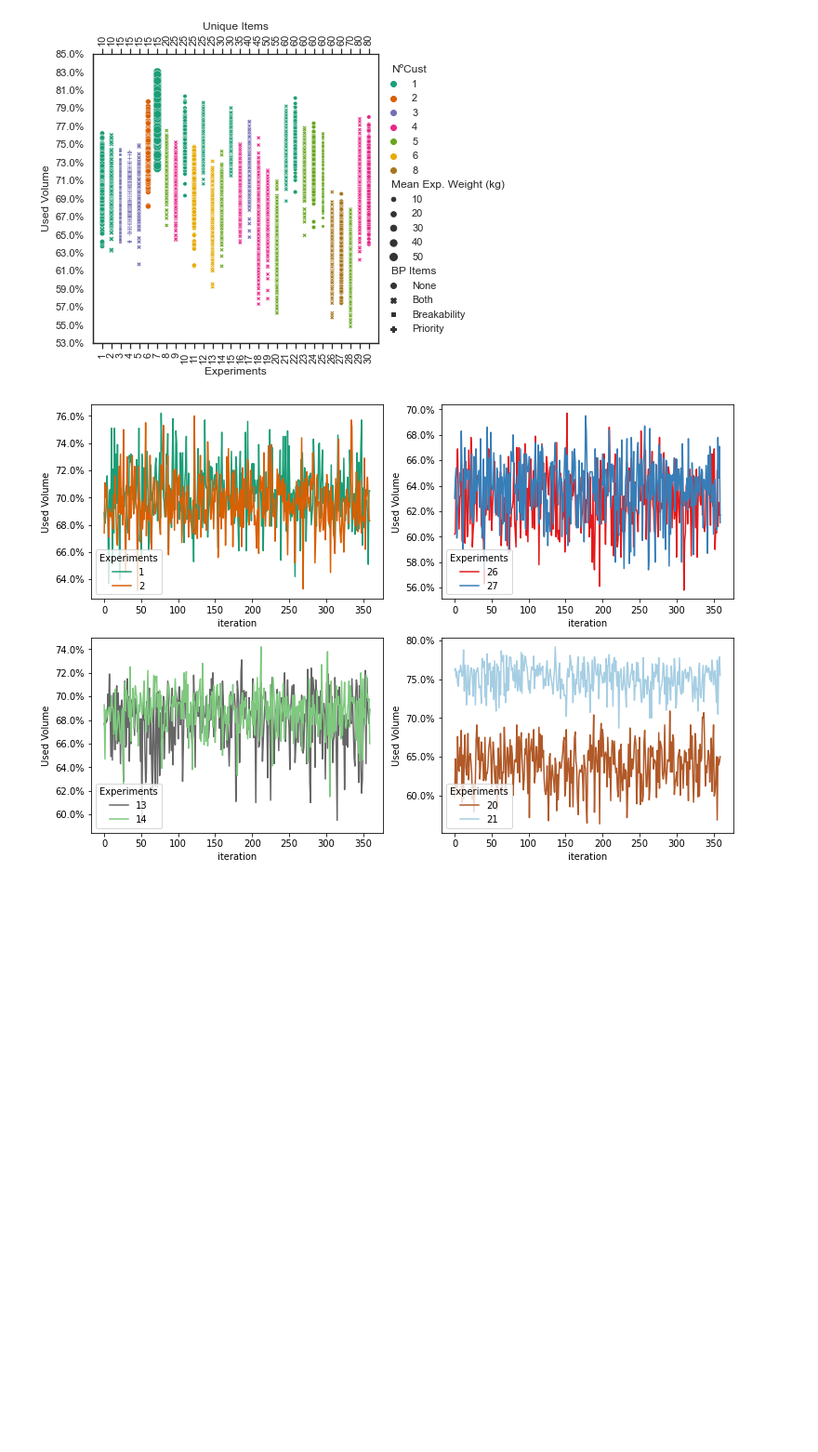
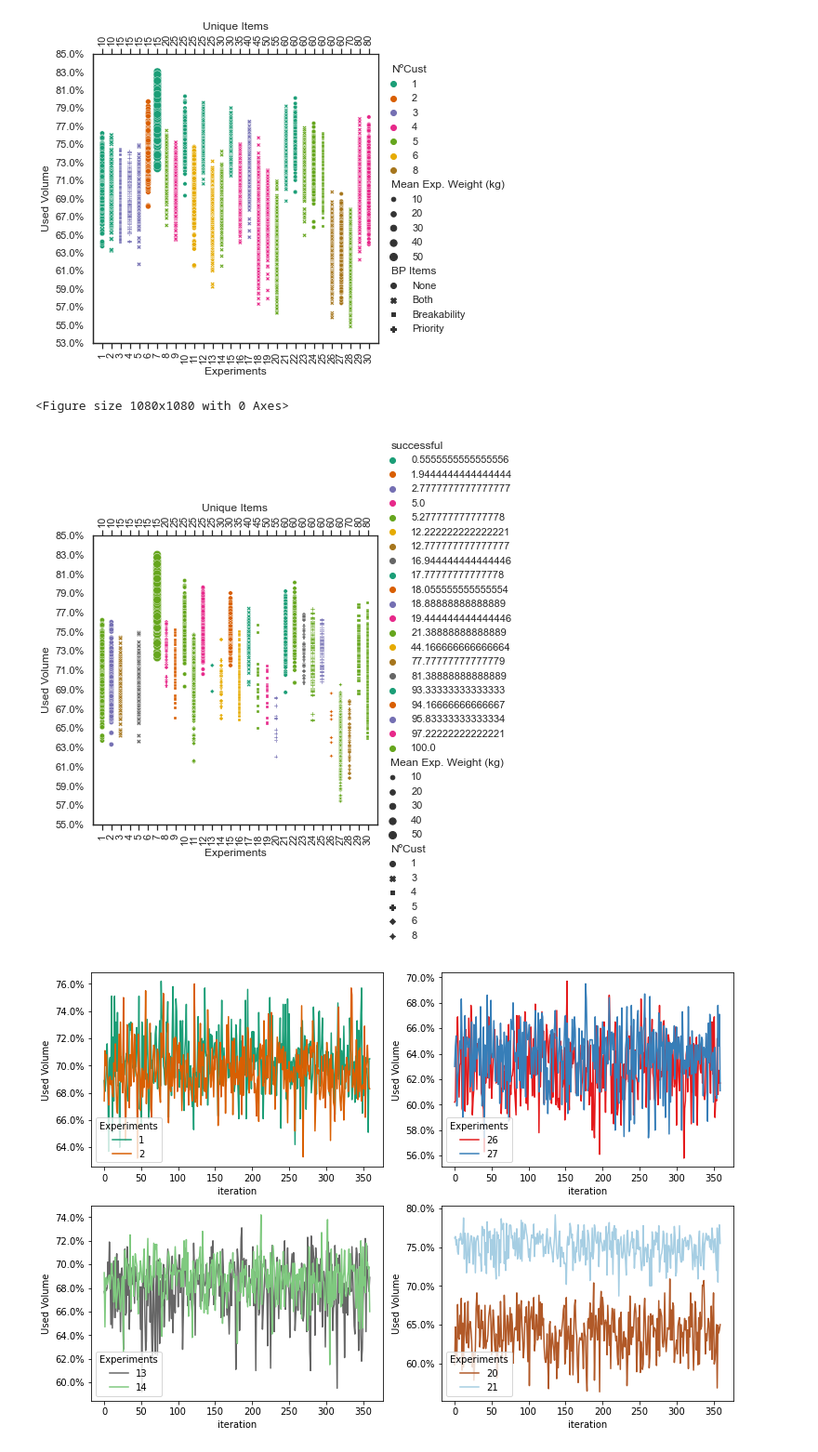
Before and after one commit to YMRodriguez/SORTLOT-TFG, a Jupyter notebook: main/statistics/graphics/graphics.ipynb, the cells around one changed output. Shown at 93% size. Saved outputs shown, nothing was run; the diff lists cells and outputs as text; code cells hidden in the pictures; blank space fills up the shorter version.

Commit message:
new graph

```diff
--- a/main/statistics/graphics/graphics.ipynb
+++ b/main/statistics/graphics/graphics.ipynb
@@ -268,7 +268,7 @@ plt.savefig("z-mc-28.pdf", bbox_inches='tight',dpi=300)
 # %% [output]
 [figure]
 # %%
-Id =
+Id = 5
 def getDFrom(ID):
     filepath = glob.glob(os.path.abspath('') + "/../../scenarios/results/" + str(ID) + "bestSolsFilte*.json")[0]
     return json.load(open(filepath))
@@ -399,6 +399,81 @@ plt.savefig("Full.pdf", bbox_inches='tight',dpi=300)
 # %% [output]
 <Figure size 1080x1080 with 0 Axes>
 [figure]
+# %%
+import matplotlib.pyplot as plt
+import seaborn as sns
+import pandas as pd
+from matplotlib.ticker import PercentFormatter
+import numpy as np
+import glob, json, os
+
+def getDFrom(ID):
+    filepath = glob.glob(os.path.abspath('') + "/../../scenarios/results/simulation/" + str(ID) + "s*.json")[0]
+    filepath2 = glob.glob(os.path.abspath('') + "/../../scenarios/packetsDatasets/" + str(ID) + "-*.json")[0]
+    nDst = int(filepath2.split("Datasets/")[1].split("-")[5][3])
+    b = int(filepath2.split("Datasets/")[1].split("-")[8][1])
+    p = int(filepath2.split("Datasets/")[1].split("-")[9][1])
+    return json.load(open(filepath)), nDst, b, p
+
+
+def getUnique(ID):
+    filepath2 = glob.glob(os.path.abspath('') + "/../../scenarios/packetsDatasets/" + str(ID) + "-*.json")[0]
+    unique = int("".join(filepath2.split("Datasets/")[1].split("-")[1][1:]))
+    return unique
+
+def get(ID):
+    filepath2 = glob.glob(os.path.abspath('') + "/../../scenarios/packetsDatasets/" + str(ID) + "-*.json")[0]
+    unique = int(filepath2.split("Datasets/")[1].split("-")[0][0])
+    return unique
+
+
+all_data = []
+labels = []
+
+def translateType(b, p):
+    if b > 0 and p == 0:
+        return "Breakability"
+    elif b == 0 and p > 0:
+        return "Priority"
+    elif b > 0 and p > 0:
+        return "Both"
+    else:
+        return "None"
+
+for i in range(30):
+    data, nDst, b, p = getDFrom(i)
+    dataset = pd.DataFrame(data).assign(Experiment=i+1)
+    dataset["used_volume"] = dataset.apply(lambda x: round(x["used_volume"]*100, 1), axis=1)
+    dataset["NºCust"]= dataset.apply(lambda x: nDst, axis=1)
+    dataset["BP Items"] = dataset.apply(lambda x: translateType(b, p), axis=1)
+    dataset["valid"] = dataset.apply(lambda x: x["hs_cond"] and x["p_cond"], axis=1)
+    dataset["successful"] = len(dataset[dataset.valid==1])/len(dataset)*100
+    dataset["Mean Exp. Weight (kg)"] = dataset.apply(lambda x: ((x["n_placed"]*x["p_mean_weight"])+(x["n_discard"]*x["d_mean_weight"]))/(x["n_placed"]+x["n_discard"]), axis=1)
+    all_data.append(dataset[dataset.valid==1])
+
+cdf = pd.concat(all_data)
+sns.set_theme(style="white")
+fig = plt.figure(figsize=(15,15))
+plot = sns.relplot(x="Experiment", y="used_volume", palette="Dark2", size="Mean Exp. Weight (kg)", hue="successful", style="NºCust", data=cdf)
+plt.yticks(np.arange(round(cdf.used_volume.min()*0.96, 0), round(cdf.used_volume.max()*1.04, 0), step=2))
+plt.xticks([i+1 for i in range(30)])
+plt.xlim(0,31)
+plt.xticks(rotation = 90)
+
+plt2 = plt.twiny()
+new_tick_locations = list(range(0, 30))
+plt2.set_xticks([i+1 for i in range(30)])
+plt2.set_xlim(0,31)
+plt2.set_xticklabels([getUnique(i) for i in new_tick_locations])
+plt.xticks(rotation = 90)
+plt2.set_xlabel("Unique Items")
+plot.set(xlabel="Experiments", ylabel = "Used Volume")
+plt.gca().yaxis.set_major_formatter(PercentFormatter(100))
+plt.gcf().subplots_adjust(bottom=0.1)
+plt.savefig("SucessfulWithVolume.pdf", bbox_inches='tight',dpi=300)
+# %% [output]
+<Figure size 1080x1080 with 0 Axes>
+[figure, added]
 # %%
 import matplotlib.pyplot as plt
 import seaborn as sns
```
Also changed, not shown: 1 other file.
